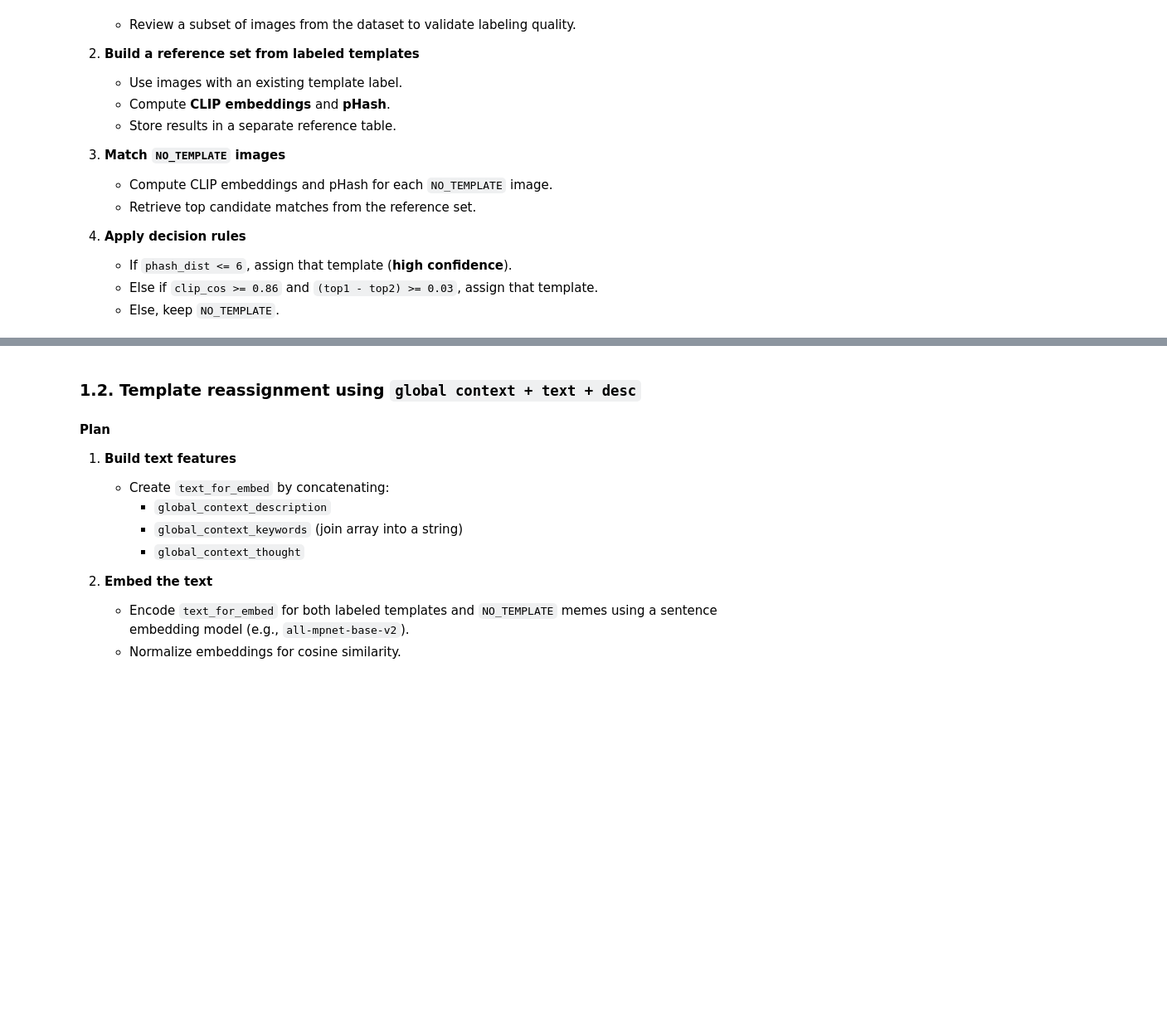
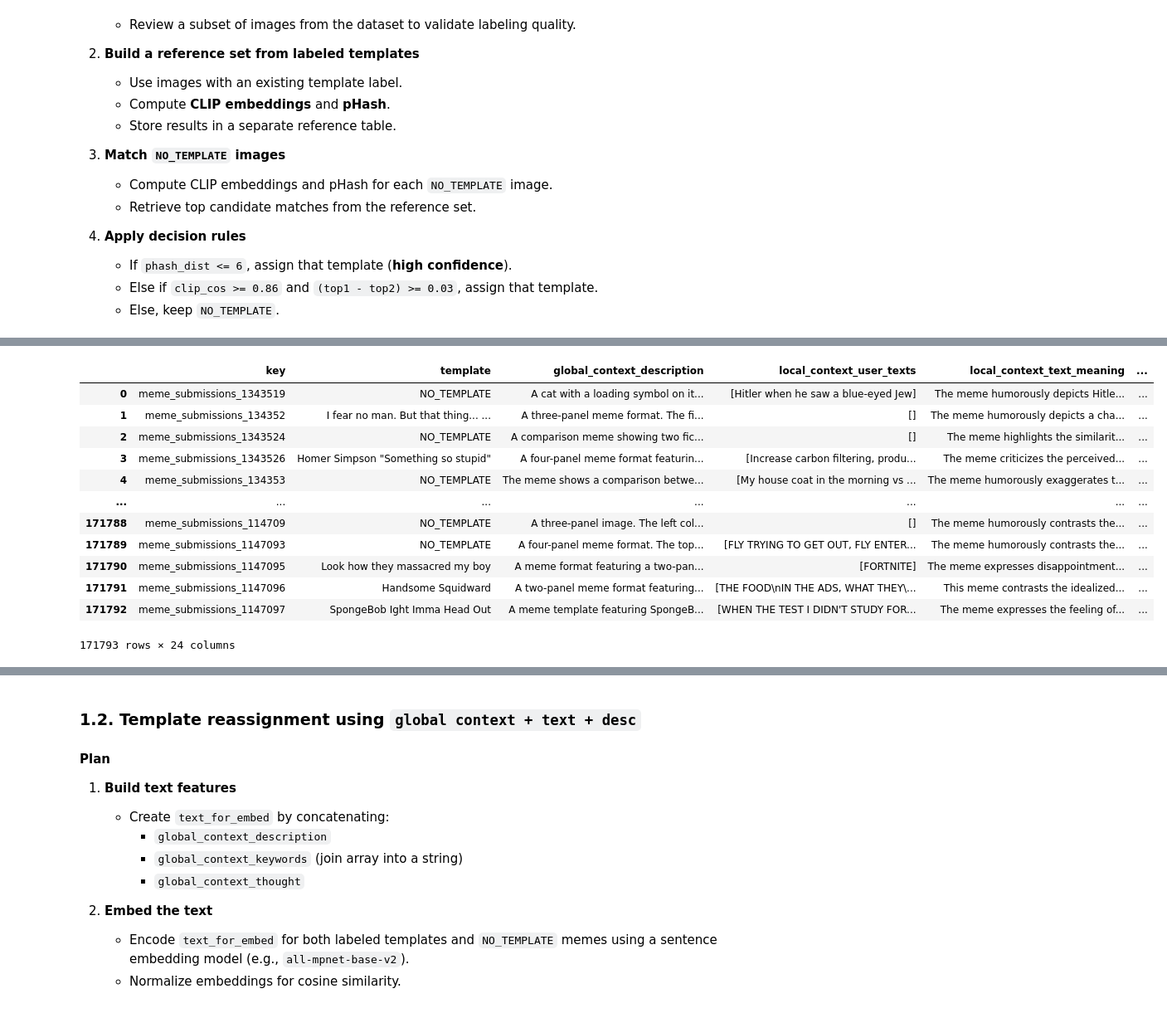
Before and after one commit to huysuy05/To_Meme_Or_Not_To_Meme, a Jupyter notebook: template_reassignment.ipynb, the cells around one changed output, grey strips where cells are left out. Shown at 83% size. Cells and saved outputs as stored; diff of their text form; code cells hidden in the pictures; blank space fills up the shorter version.

```diff
--- a/template_reassignment.ipynb
+++ b/template_reassignment.ipynb
@@ -298,7 +305,14 @@ print("NO_TEMPLATE:", len(unknown_df))
 # %%
-device = "mps" if torch.mps.is_available() else "cpu" # "mps" since I use Mac, else "cuda"
+import torch
+import open_clip
+
+device = "mps" if torch.backends.mps.is_available() else ("cuda" if torch.cuda.is_available() else "cpu")
+
 model, _, preprocess = open_clip.create_model_and_transforms(
-    "ViT-B-32", pretrained="laion2b_s34b_b79k"
+    "ViT-L-14",      # large patch14
+    pretrained="openai"
 )
+tokenizer = open_clip.get_tokenizer("ViT-L-14")
+
 model = model.to(device).eval()
 print("Device:", device)
@@ -419,21 +457,35 @@ pred_df.head()
 # %%
 
 # MERGE WITH THE ORIGINAL DF COPIED TO GET THE NEW_TEMPLATE
 image_reassigned_df = meme_data_df.copy()
 tmp = image_reassigned_df.merge(
-    pred_df[["key", "new_template"]],
+    pred_df[["key", "new_template", "confidence", "phash_dist", "clip_top1", "clip_margin", "match_method"]],
     on="key",
     how="left"
 )
 
 tmp["template"] = tmp["new_template"].combine_first(tmp["template"])
 
 
 tmp = tmp.drop(columns=["new_template"])
 
 # result
 image_reassigned_df_updated = tmp
 image_reassigned_df_updated
+# %% [output]
+|  | key | template | global_context_description | local_context_user_texts | local_context_text_meaning | ... |
+| 0 | meme_submissions_1343519 | NO_TEMPLATE | A cat with a loading symbol on it... | [Hitler when he saw a blue-eyed Jew] | The meme humorously depicts Hitle... | ... |
+| 1 | meme_submissions_134352 | I fear no man. But that thing... ... | A three-panel meme format. The fi... | [] | The meme humorously depicts a cha... | ... |
+| 2 | meme_submissions_1343524 | NO_TEMPLATE | A comparison meme showing two fic... | [] | The meme highlights the similarit... | ... |
+| 3 | meme_submissions_1343526 | Homer Simpson "Something so stupid" | A four-panel meme format featurin... | [Increase carbon filtering, produ... | The meme criticizes the perceived... | ... |
+| 4 | meme_submissions_134353 | NO_TEMPLATE | The meme shows a comparison betwe... | [My house coat in the morning vs ... | The meme humorously exaggerates t... | ... |
+| ... | ... | ... | ... | ... | ... | ... |
+| 171788 | meme_submissions_114709 | NO_TEMPLATE | A three-panel image. The left col... | [] | The meme humorously contrasts the... | ... |
+| 171789 | meme_submissions_1147093 | NO_TEMPLATE | A four-panel meme format. The top... | [FLY TRYING TO GET OUT, FLY ENTER... | The meme humorously contrasts the... | ... |
+| 171790 | meme_submissions_1147095 | Look how they massacred my boy | A meme format featuring a two-pan... | [FORTNITE] | The meme expresses disappointment... | ... |
+| 171791 | meme_submissions_1147096 | Handsome Squidward | A two-panel meme format featuring... | [THE FOOD\nIN THE ADS, WHAT THEY\... | This meme contrasts the idealized... | ... |
+| 171792 | meme_submissions_1147097 | SpongeBob Ight Imma Head Out | A meme template featuring SpongeB... | [WHEN THE TEST I DIDN'T STUDY FOR... | The meme expresses the feeling of... | ... |
+171793 rows × 24 columns
 # %%
 # RESULTS AFTER ASSIGNING NEW TEMPLATES
 no_template_df = image_reassigned_df_updated[image_reassigned_df_updated['template'] == 'NO_TEMPLATE']
```
Also changed, not shown: parts of 19 cells of this notebook, 8 other files.
